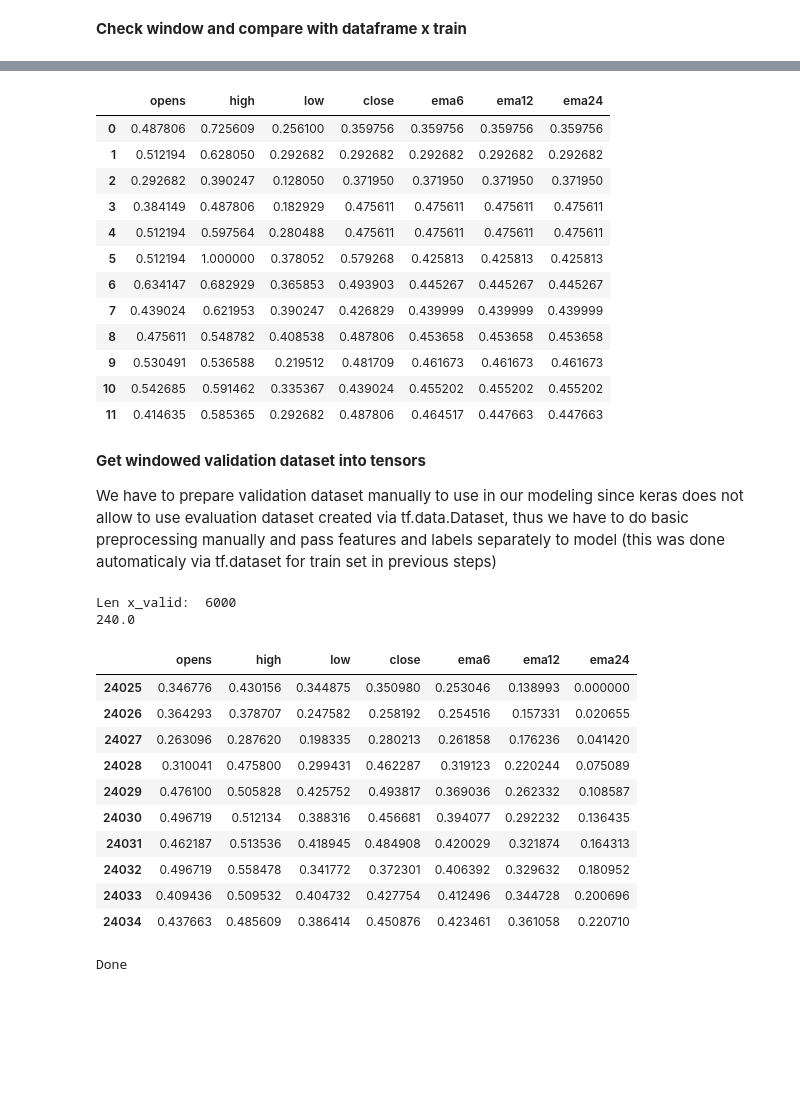
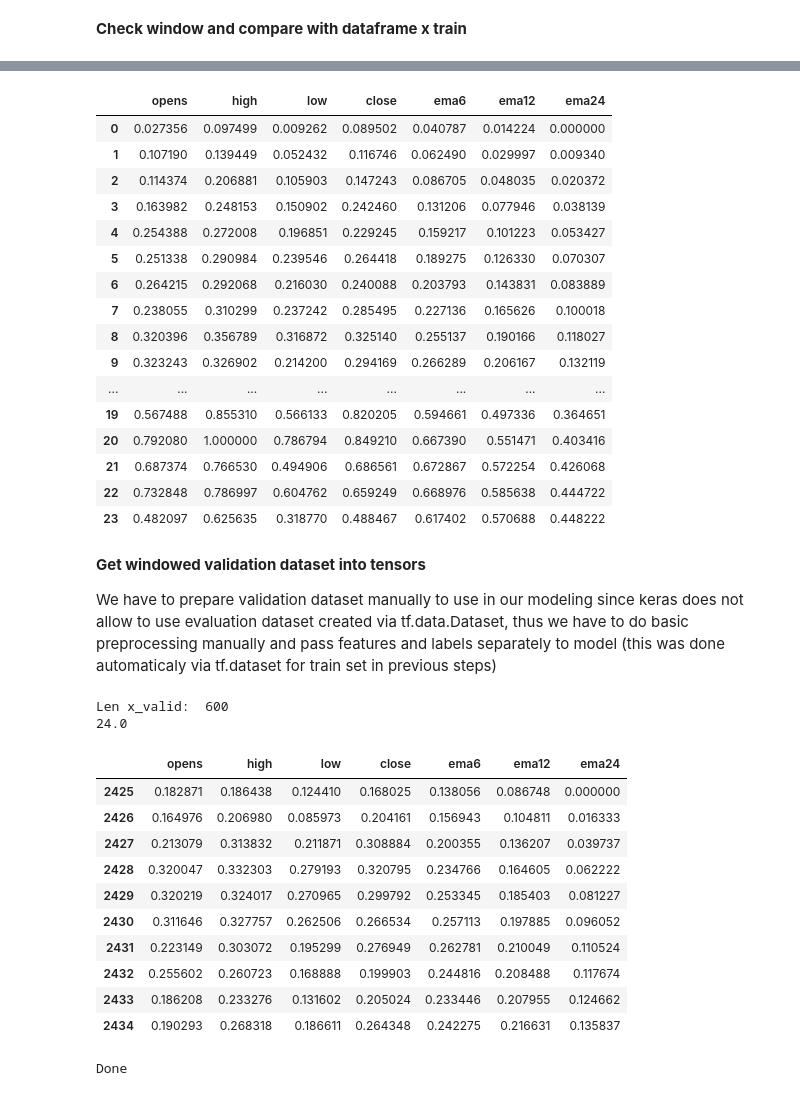
Before and after one commit to Philippe-cz/NVDA-Stock-Price-Prediction-by-CNN-LSTM-DNN-model, a Jupyter notebook: 02_NVDA_S5_Model_Training general.ipynb, the cells around one changed output, grey strips where cells are left out. Cells and saved outputs as stored; diff of their text form; code cells hidden in the pictures; blank space fills up the shorter version.

```diff
--- a/02_NVDA_S5_Model_Training general.ipynb
+++ b/02_NVDA_S5_Model_Training general.ipynb
@@ -34,10 +34,11 @@ import matplotlib.pyplot as plt
 
 print("Tensorflow version: ", tf.__version__)
 
-path = "nvda_stock_raw.csv"
+path = "nvda_stock_raw_revised.csv"
 
 data = pd.read_csv(path)
-data.tail()
+
+data.head()
 # %% [output]
 Tensorflow version:  2.7.0
 |  | Date | Open | High | Low | Close | EMA6 | EMA12 | EMA24 | trades |
@@ -469,6 +461,8 @@ We have added additional columns maxv and minv to each row, this is needed due t
 # %% [markdown]
 <b>Split normalized data to train and validation set</b>
 # %%
+split_ratio = 0.8
+
 print("dfnorm ",len(df_norm))
 ttl = len(df_norm)/window_size
 
@@ -477,13 +471,14 @@ print("df_norm / windowsize: ",ttl)
 new_ttl = ttl*window_size
 print("total len: ", new_ttl)
 
-trainsubset = new_ttl*0.8,0
+trainsubset = round(new_ttl*split_ratio,0)
+
 print("raw trainsubset: ",trainsubset)
-trainsubset = round(new_ttl*0.8,0)
+trainsubset = round(new_ttl*split_ratio,0)
 print("get 80% of train set: ", trainsubset)
 
 train_windows = round(trainsubset/window_size)
-print("total windows of 80% train set: ",train_windows)
+print("\ntotal windows of {0}% train set: {1} ".format(split_ratio*100,train_windows))
 
 ttl_xtrain = train_windows*window_size
 print("\ntotal x_train: ",ttl_xtrain)
@@ -650,19 +648,23 @@ array([[[0.48780571, 0.72560909, 0.25609952, ..., 0.35975602,
 # %%
-x_train.head(12)
+x_train.head(24)
 # %% [output]
 |  | opens | high | low | close | ema6 | ema12 | ema24 |
-| 0 | 0.487806 | 0.725609 | 0.256100 | 0.359756 | 0.359756 | 0.359756 | 0.359756 |
-| 1 | 0.512194 | 0.628050 | 0.292682 | 0.292682 | 0.292682 | 0.292682 | 0.292682 |
-| 2 | 0.292682 | 0.390247 | 0.128050 | 0.371950 | 0.371950 | 0.371950 | 0.371950 |
-| 3 | 0.384149 | 0.487806 | 0.182929 | 0.475611 | 0.475611 | 0.475611 | 0.475611 |
-| 4 | 0.512194 | 0.597564 | 0.280488 | 0.475611 | 0.475611 | 0.475611 | 0.475611 |
-| 5 | 0.512194 | 1.000000 | 0.378052 | 0.579268 | 0.425813 | 0.425813 | 0.425813 |
-| 6 | 0.634147 | 0.682929 | 0.365853 | 0.493903 | 0.445267 | 0.445267 | 0.445267 |
-| 7 | 0.439024 | 0.621953 | 0.390247 | 0.426829 | 0.439999 | 0.439999 | 0.439999 |
-| 8 | 0.475611 | 0.548782 | 0.408538 | 0.487806 | 0.453658 | 0.453658 | 0.453658 |
-| 9 | 0.530491 | 0.536588 | 0.219512 | 0.481709 | 0.461673 | 0.461673 | 0.461673 |
-| 10 | 0.542685 | 0.591462 | 0.335367 | 0.439024 | 0.455202 | 0.455202 | 0.455202 |
-| 11 | 0.414635 | 0.585365 | 0.292682 | 0.487806 | 0.464517 | 0.447663 | 0.447663 |
+| 0 | 0.027356 | 0.097499 | 0.009262 | 0.089502 | 0.040787 | 0.014224 | 0.000000 |
+| 1 | 0.107190 | 0.139449 | 0.052432 | 0.116746 | 0.062490 | 0.029997 | 0.009340 |
+| 2 | 0.114374 | 0.206881 | 0.105903 | 0.147243 | 0.086705 | 0.048035 | 0.020372 |
+| 3 | 0.163982 | 0.248153 | 0.150902 | 0.242460 | 0.131206 | 0.077946 | 0.038139 |
+| 4 | 0.254388 | 0.272008 | 0.196851 | 0.229245 | 0.159217 | 0.101223 | 0.053427 |
+| 5 | 0.251338 | 0.290984 | 0.239546 | 0.264418 | 0.189275 | 0.126330 | 0.070307 |
+| 6 | 0.264215 | 0.292068 | 0.216030 | 0.240088 | 0.203793 | 0.143831 | 0.083889 |
+| 7 | 0.238055 | 0.310299 | 0.237242 | 0.285495 | 0.227136 | 0.165626 | 0.100018 |
+| 8 | 0.320396 | 0.356789 | 0.316872 | 0.325140 | 0.255137 | 0.190166 | 0.118027 |
+| 9 | 0.323243 | 0.326902 | 0.214200 | 0.294169 | 0.266289 | 0.206167 | 0.132119 |
+| ... | ... | ... | ... | ... | ... | ... | ... |
+| 19 | 0.567488 | 0.855310 | 0.566133 | 0.820205 | 0.594661 | 0.497336 | 0.364651 |
+| 20 | 0.792080 | 1.000000 | 0.786794 | 0.849210 | 0.667390 | 0.551471 | 0.403416 |
+| 21 | 0.687374 | 0.766530 | 0.494906 | 0.686561 | 0.672867 | 0.572254 | 0.426068 |
+| 22 | 0.732848 | 0.786997 | 0.604762 | 0.659249 | 0.668976 | 0.585638 | 0.444722 |
+| 23 | 0.482097 | 0.625635 | 0.318770 | 0.488467 | 0.617402 | 0.570688 | 0.448222 |
 # %% [markdown]
 <b>Get windowed validation dataset into tensors</b>
 
@@ -672,19 +674,19 @@ print("Len x_valid: ",len(x_valid))
 print(len(x_valid)/window_size)
 x_valid.head(10)
 # %% [output]
-Len x_valid:  6000
-240.0
+Len x_valid:  600
+24.0
 |  | opens | high | low | close | ema6 | ema12 | ema24 |
-| 24025 | 0.346776 | 0.430156 | 0.344875 | 0.350980 | 0.253046 | 0.138993 | 0.000000 |
-| 24026 | 0.364293 | 0.378707 | 0.247582 | 0.258192 | 0.254516 | 0.157331 | 0.020655 |
-| 24027 | 0.263096 | 0.287620 | 0.198335 | 0.280213 | 0.261858 | 0.176236 | 0.041420 |
-| 24028 | 0.310041 | 0.475800 | 0.299431 | 0.462287 | 0.319123 | 0.220244 | 0.075089 |
-| 24029 | 0.476100 | 0.505828 | 0.425752 | 0.493817 | 0.369036 | 0.262332 | 0.108587 |
-| 24030 | 0.496719 | 0.512134 | 0.388316 | 0.456681 | 0.394077 | 0.292232 | 0.136435 |
-| 24031 | 0.462187 | 0.513536 | 0.418945 | 0.484908 | 0.420029 | 0.321874 | 0.164313 |
-| 24032 | 0.496719 | 0.558478 | 0.341772 | 0.372301 | 0.406392 | 0.329632 | 0.180952 |
-| 24033 | 0.409436 | 0.509532 | 0.404732 | 0.427754 | 0.412496 | 0.344728 | 0.200696 |
-| 24034 | 0.437663 | 0.485609 | 0.386414 | 0.450876 | 0.423461 | 0.361058 | 0.220710 |
+| 2425 | 0.182871 | 0.186438 | 0.124410 | 0.168025 | 0.138056 | 0.086748 | 0.000000 |
+| 2426 | 0.164976 | 0.206980 | 0.085973 | 0.204161 | 0.156943 | 0.104811 | 0.016333 |
+| 2427 | 0.213079 | 0.313832 | 0.211871 | 0.308884 | 0.200355 | 0.136207 | 0.039737 |
+| 2428 | 0.320047 | 0.332303 | 0.279193 | 0.320795 | 0.234766 | 0.164605 | 0.062222 |
+| 2429 | 0.320219 | 0.324017 | 0.270965 | 0.299792 | 0.253345 | 0.185403 | 0.081227 |
+| 2430 | 0.311646 | 0.327757 | 0.262506 | 0.266534 | 0.257113 | 0.197885 | 0.096052 |
+| 2431 | 0.223149 | 0.303072 | 0.195299 | 0.276949 | 0.262781 | 0.210049 | 0.110524 |
+| 2432 | 0.255602 | 0.260723 | 0.168888 | 0.199903 | 0.244816 | 0.208488 | 0.117674 |
+| 2433 | 0.186208 | 0.233276 | 0.131602 | 0.205024 | 0.233446 | 0.207955 | 0.124662 |
+| 2434 | 0.190293 | 0.268318 | 0.186611 | 0.264348 | 0.242275 | 0.216631 | 0.135837 |
 # %%
 def Window_validation(x_valid,window_size,batch_valid):
     """
```
Also changed, not shown: parts of 71 cells of this notebook, 2 other files.
